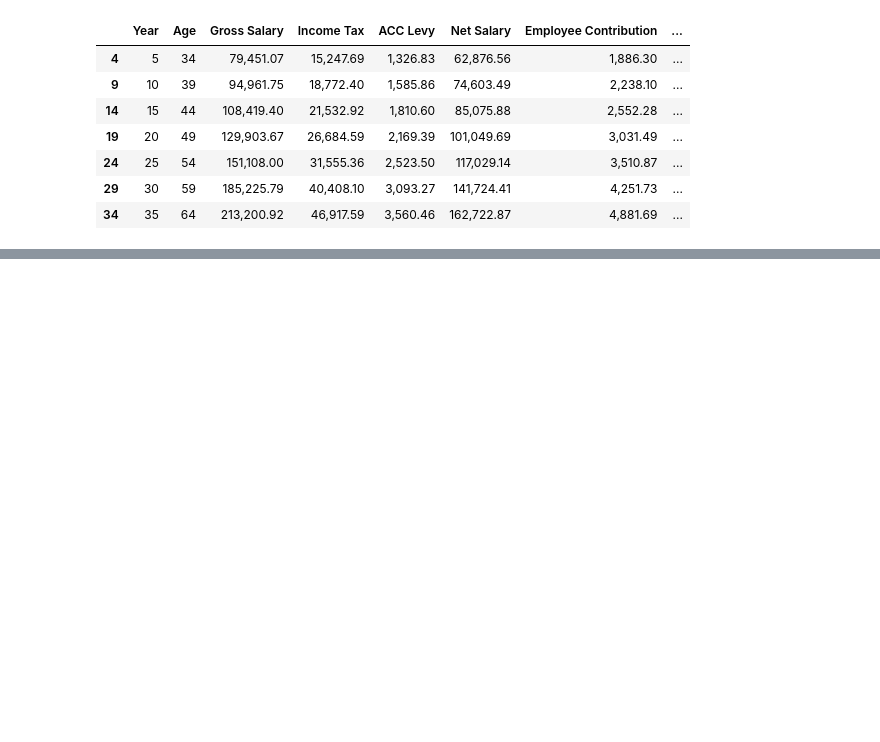
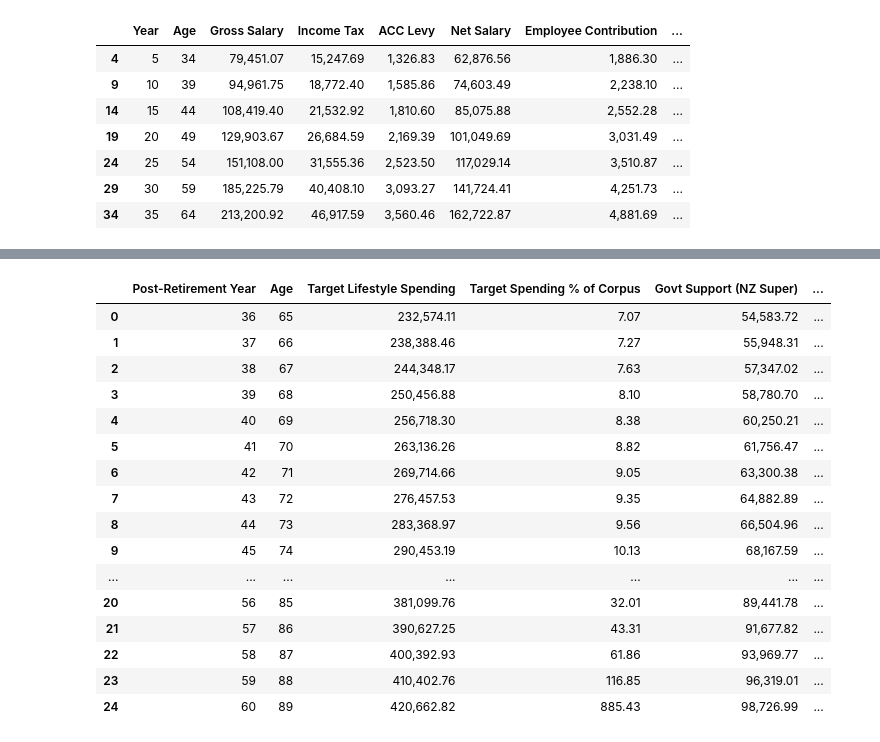
Before and after one commit to bharathssa/Financial_Advisor, a Jupyter notebook: Project705.ipynb, the cells around one changed output, grey strips where cells are left out. Cells and saved outputs as stored; diff of their text form; code cells hidden in the pictures; blank space fills up the shorter version.

Commit message:
evaulated all file till post retirement

```diff
--- a/Project705.ipynb
+++ b/Project705.ipynb
@@ -340,0 +1289,80 @@ display(summary_every_5_years)
+# %%
+# --- POST-RETIREMENT WITHDRAWAL SIMULATION FUNCTION ---
+def simulate_post_retirement(
+    corpus,
+    start_age,
+    years,
+    return_mean,
+    return_std,
+    inflation,
+    lifestyle_base_today,
+    lifestyle_improvement_pct,
+    nz_super_annuity,
+    accumulation_years
+):
+    data = []
+
+    # Adjust lifestyle for improvement (e.g., 40% more than current)
+    adjusted_lifestyle_today = lifestyle_base_today * (1 + lifestyle_improvement_pct)
+    lifestyle_2060 = adjusted_lifestyle_today * ((1 + inflation) ** accumulation_years)
+
+    # Adjust NZ Super to future nominal value
+    nz_super_2060 = nz_super_annuity * ((1 + inflation) ** accumulation_years)
+
+    # Simulate post-retirement drawdown
+    for i in range(1, years + 1):
+        year = accumulation_years + i
+        age = start_age + year - 1
+
+        # Lifestyle withdrawal adjusted for inflation annually
+        desired_withdrawal = lifestyle_2060 * ((1 + inflation) ** (i - 1))
+        govt_support = nz_super_2060 * ((1 + inflation) ** (i - 1))
+        withdrawal = desired_withdrawal - govt_support  # net from corpus
+
+        ret_rate = np.random.normal(return_mean, return_std)
+        growth = corpus * ret_rate
+        corpus = corpus + growth - withdrawal
+
+        data.append({
+            "Post-Retirement Year": year,
+            "Age": age,
+            "Target Lifestyle Spending": round(desired_withdrawal, 2),
+            "Target Spending % of Corpus": round((desired_withdrawal / corpus) * 100, 2) if corpus > 0 else 0,
+            "Govt Support (NZ Super)": round(govt_support, 2),
+            "Withdrawal from Fund": round(withdrawal, 2),
+            "Withdrawal % of Corpus": round((withdrawal / corpus) * 100, 2) if corpus > 0 else 0,
+            "Annual Return Rate (%)": round(ret_rate * 100, 2),
+            "Growth (NZD)": round(growth, 2),
+            "Remaining Corpus": round(corpus, 2)
+        })
+
+    return pd.DataFrame(data)
+
+# Example usage:
+retirement_years = 25
+inflation_rate = 0.025
+lifestyle_base_today = 70000
+lifestyle_improvement_pct = 0.40  # 40% improved lifestyle
+return_mean = 0.05
+return_std = 0.02
+accumulation_years = 35
+nz_super_annuity = 23000  # updated to reflect current approximate NZ Super for singles
+
+df_post_retirement = simulate_post_retirement(
+    corpus=corpus,
+    start_age=start_age,
+    years=retirement_years,
+    return_mean=return_mean,
+    return_std=return_std,
+    inflation=inflation_rate,
+    lifestyle_base_today=lifestyle_base_today,
+    lifestyle_improvement_pct=lifestyle_improvement_pct,
+    nz_super_annuity=nz_super_annuity,
+    accumulation_years=accumulation_years
+)
+
+# Display the DataFrame
+print("🔹 Post-Retirement Corpus Drawdown Summary:")
+pd.set_option("display.float_format", lambda x: f"{x:,.2f}")
+display(df_post_retirement)
+# %% [output]
@@ -340,0 +1370,17 @@ display(summary_every_5_years)
+|  | Post-Retirement Year | Age | Target Lifestyle Spending | Target Spending % of Corpus | Govt Support (NZ Super) | ... |
+| 0 | 36 | 65 | 232,574.11 | 7.07 | 54,583.72 | ... |
+| 1 | 37 | 66 | 238,388.46 | 7.27 | 55,948.31 | ... |
+| 2 | 38 | 67 | 244,348.17 | 7.63 | 57,347.02 | ... |
+| 3 | 39 | 68 | 250,456.88 | 8.10 | 58,780.70 | ... |
+| 4 | 40 | 69 | 256,718.30 | 8.38 | 60,250.21 | ... |
+| 5 | 41 | 70 | 263,136.26 | 8.82 | 61,756.47 | ... |
+| 6 | 42 | 71 | 269,714.66 | 9.05 | 63,300.38 | ... |
+| 7 | 43 | 72 | 276,457.53 | 9.35 | 64,882.89 | ... |
+| 8 | 44 | 73 | 283,368.97 | 9.56 | 66,504.96 | ... |
+| 9 | 45 | 74 | 290,453.19 | 10.13 | 68,167.59 | ... |
+| ... | ... | ... | ... | ... | ... | ... |
+| 20 | 56 | 85 | 381,099.76 | 32.01 | 89,441.78 | ... |
+| 21 | 57 | 86 | 390,627.25 | 43.31 | 91,677.82 | ... |
+| 22 | 58 | 87 | 400,392.93 | 61.86 | 93,969.77 | ... |
+| 23 | 59 | 88 | 410,402.76 | 116.85 | 96,319.01 | ... |
+| 24 | 60 | 89 | 420,662.82 | 885.43 | 98,726.99 | ... |
```
Also changed, not shown: parts of 10 cells of this notebook, 4 other files.
